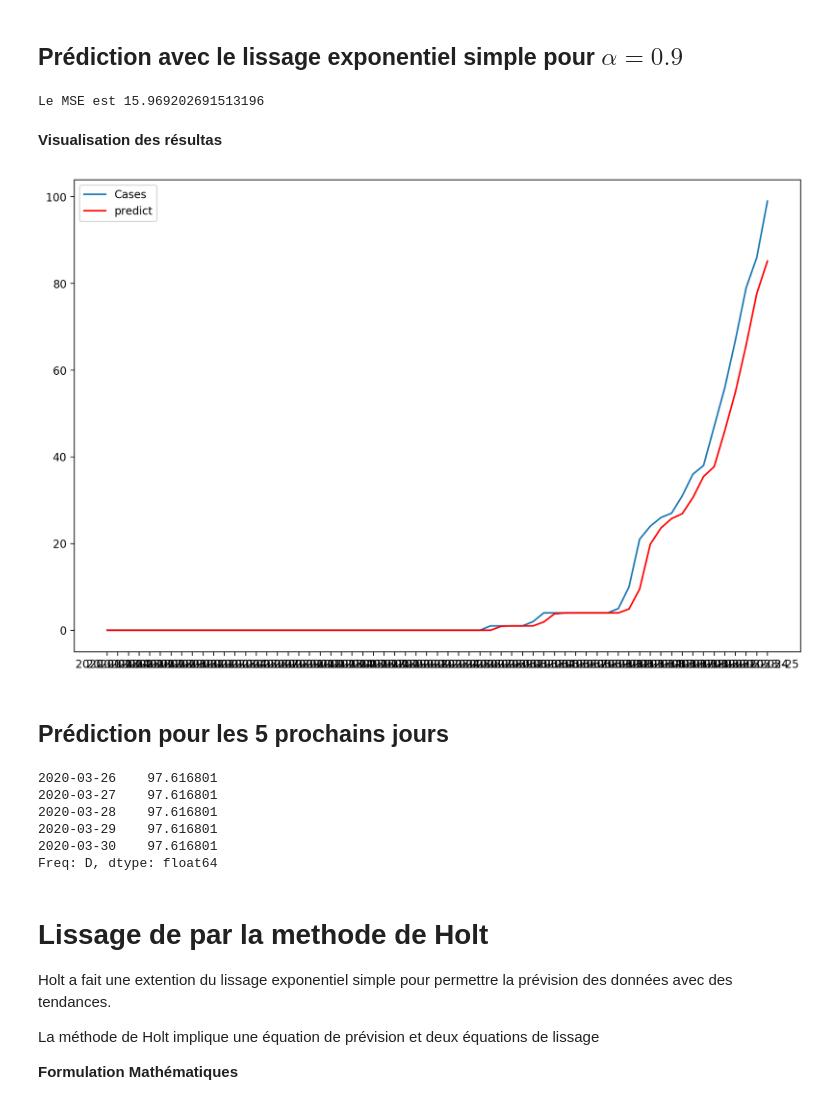
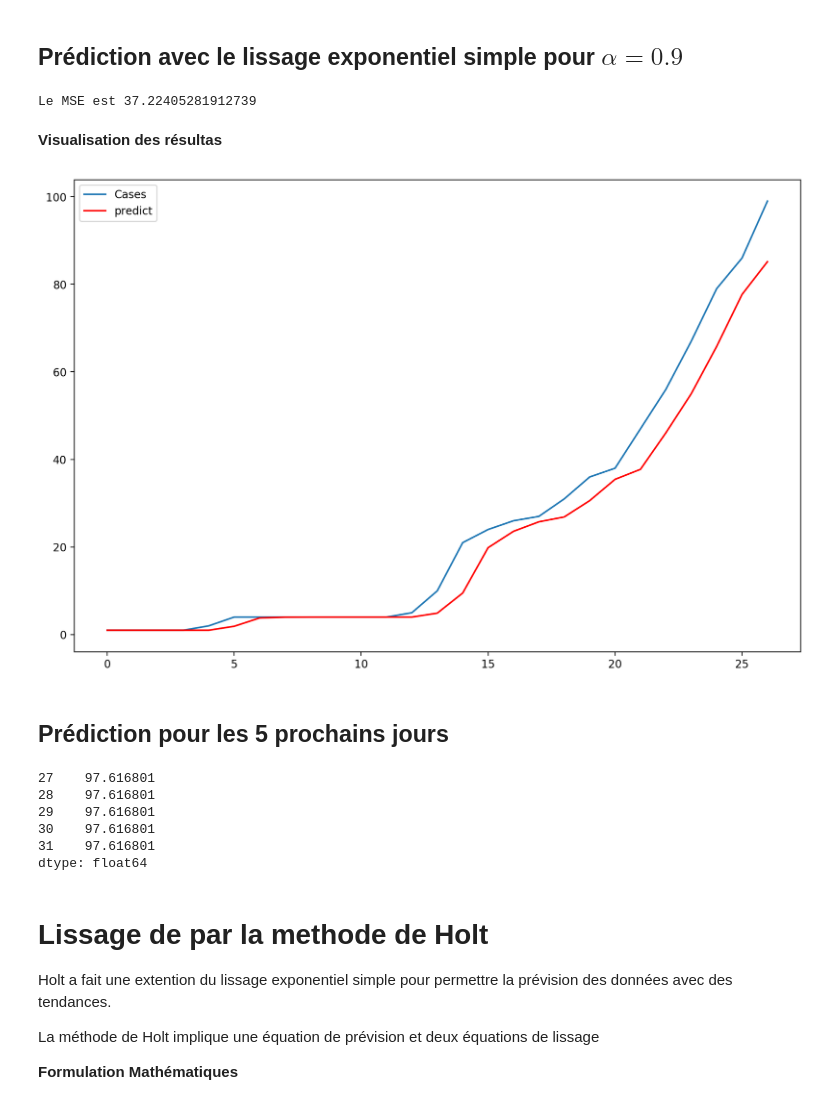
Before and after one commit to siriman/covid-19, a Jupyter notebook: covid_19_lissage1.ipynb, the cells around one changed output. Drawn from its saved outputs; the diff is of its cells as text; code cells hidden in the pictures.

```diff
--- a/covid_19_lissage1.ipynb
+++ b/covid_19_lissage1.ipynb
@@ -19,3 +19,7 @@ cov = pd.read_csv('new_datav4.csv')
 cov1 = pd.read_csv('new_datav4.csv',index_col=1)
 cov=cov.drop(['Unnamed: 0'],axis=1)
 y=cov['Senegal']
+data_sn1=cov['Senegal'][36:]
+data_sn1=data_sn1.reset_index()
+data_sn1=data_sn1.drop(['index'],axis=1)
+y1=data_sn1
@@ -208,35 +176,35 @@ Ainsi nous écrivons notre modèle de prédiction de lissage exponentiel simple
 # Simple Exponential Smoothing
 # Simple Exponential Smoothing
 
-fit = SimpleExpSmoothing(data_sn).fit(smoothing_level=0.9)
+fit = SimpleExpSmoothing(data_sn1).fit(smoothing_level=0.9)
 predicted=fit.fittedvalues
-error = mean_squared_error(data_sn, predicted)
+error = mean_squared_error(data_sn1, predicted)
 print( 'Le MSE est {}'.format(error))
 # %% [output]
-Le MSE est 15.969202691513196
+Le MSE est 37.22405281912739
 # %% [markdown]
 **Visualisation des résultas**
 # %%
 # plot
 plt.figure(figsize=(12,8),dpi=200)
-plt.plot(data_sn, label="Cases") # la courbe des données réelles
+plt.plot(data_sn1, label="Cases") # la courbe des données réelles
 plt.plot(fit.fittedvalues, label="predict",color='red')# la courbe des données prédites
 plt.legend()
 plt.show ()
 # %% [output]
-[figure, old version]
+[figure, new version]
 # %% [markdown]
 ## Prédiction pour les 5 prochains jours
 # %%
 fcast = fit.forecast(5)
 fcast
 # %% [output]
-2020-03-26    97.616801
-2020-03-27    97.616801
-2020-03-28    97.616801
-2020-03-29    97.616801
-2020-03-30    97.616801
-Freq: D, dtype: float64
+27    97.616801
+28    97.616801
+29    97.616801
+30    97.616801
+31    97.616801
+dtype: float64
 # %% [markdown]
 # Lissage de par la methode de Holt
 Holt a fait une extention du lissage exponentiel simple  pour permettre la prévision des données avec des tendances.
```
Also changed, not shown: parts of 15 cells of this notebook.
